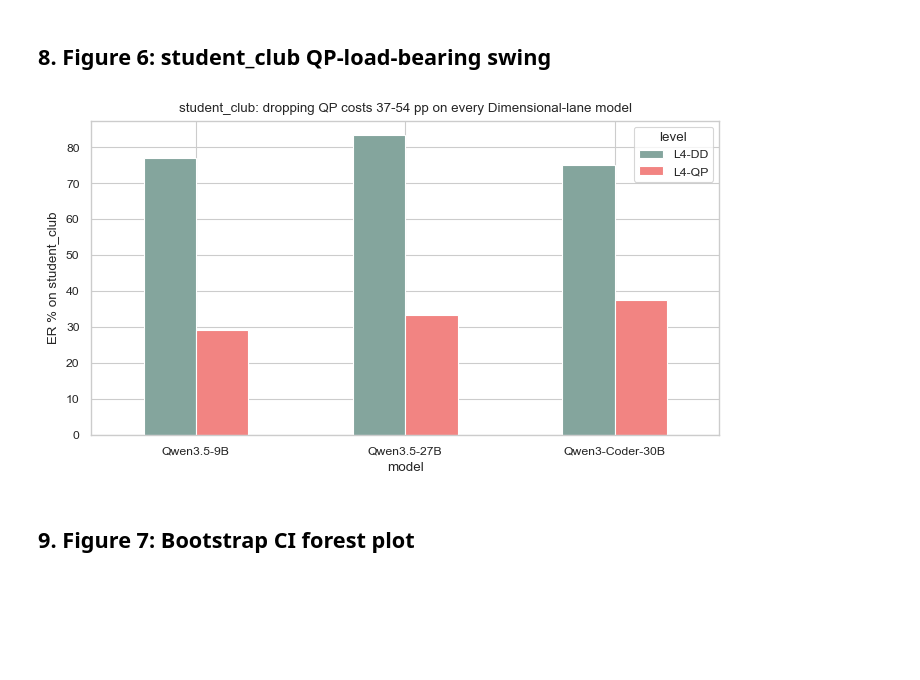
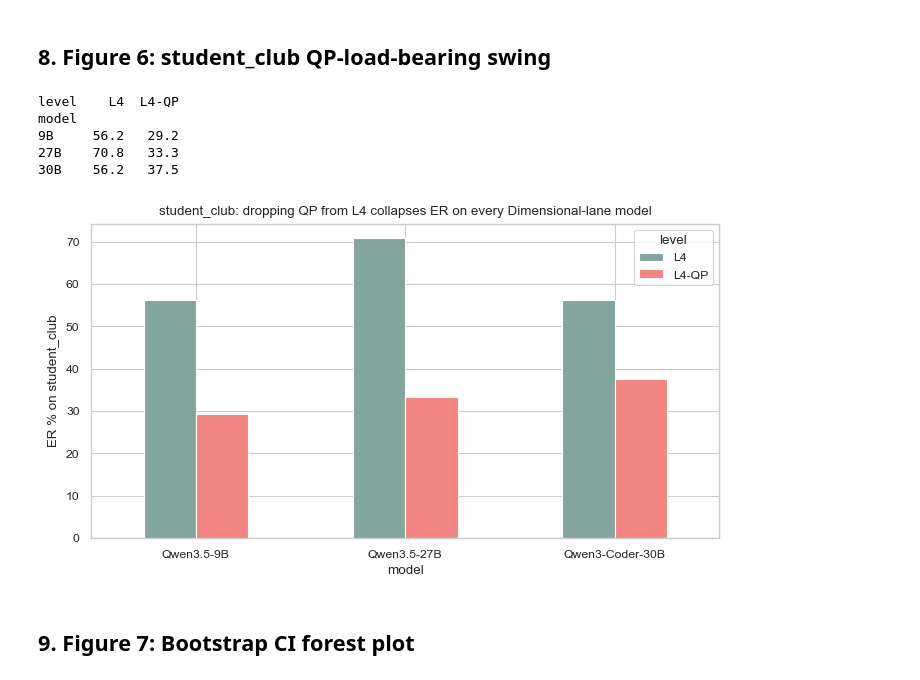
Before and after one commit to garyzava/4d-metadata-ablation, a Jupyter notebook: notebooks/02-analysis-and-charts.nbconvert.ipynb, the cells around one changed output. Cells and saved outputs as stored; diff of their text form; code cells hidden in the pictures; blank space fills up the shorter version.

```diff
--- a/notebooks/02-analysis-and-charts.nbconvert.ipynb
+++ b/notebooks/02-analysis-and-charts.nbconvert.ipynb
@@ -244,18 +243,24 @@ plt.show()
 ## 8. Figure 6: student_club QP-load-bearing swing
 # %%
 sc = results[(results.database == 'student_club') & results.model.isin(['9B','27B','30B'])
-             & results.level.isin(['L4-DD','L4-QP'])]
+             & results.level.isin(['L4','L4-QP'])]
 sc_pivot = sc.pivot_table(index='model', columns='level', values='er_pct').reindex(['9B','27B','30B'])
+print(sc_pivot.to_string())
 fig, ax = plt.subplots(figsize=(7, 4.0))
 sc_pivot.plot(kind='bar', ax=ax, color=['#84a59d','#f28482'])
 ax.set_ylabel('ER % on student_club')
-ax.set_title('student_club: dropping QP costs 37-54 pp on every Dimensional-lane model')
+ax.set_title('student_club: dropping QP from L4 collapses ER on every Dimensional-lane model')
 ax.set_xticklabels([MODEL_LABEL[m] for m in ['9B','27B','30B']], rotation=0)
 plt.tight_layout()
 plt.savefig(FIGURES_DIR / 'fig06-student-club-qp.png')
 plt.show()
 # %% [output]
+level    L4  L4-QP
+model
+9B     56.2   29.2
+27B    70.8   33.3
+30B    56.2   37.5
-[figure, old version]
+[figure, new version]
 # %% [markdown]
 ## 9. Figure 7: Bootstrap CI forest plot
 # %%
```
Also changed, not shown: parts of 14 cells of this notebook, 13 other files.
